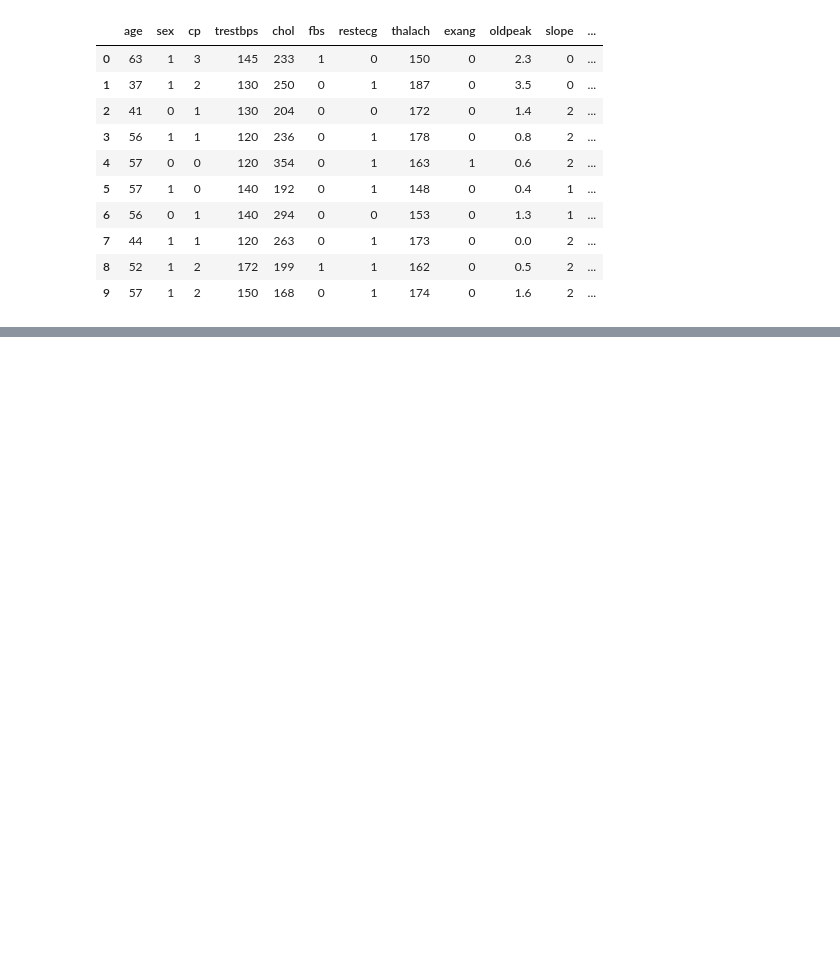
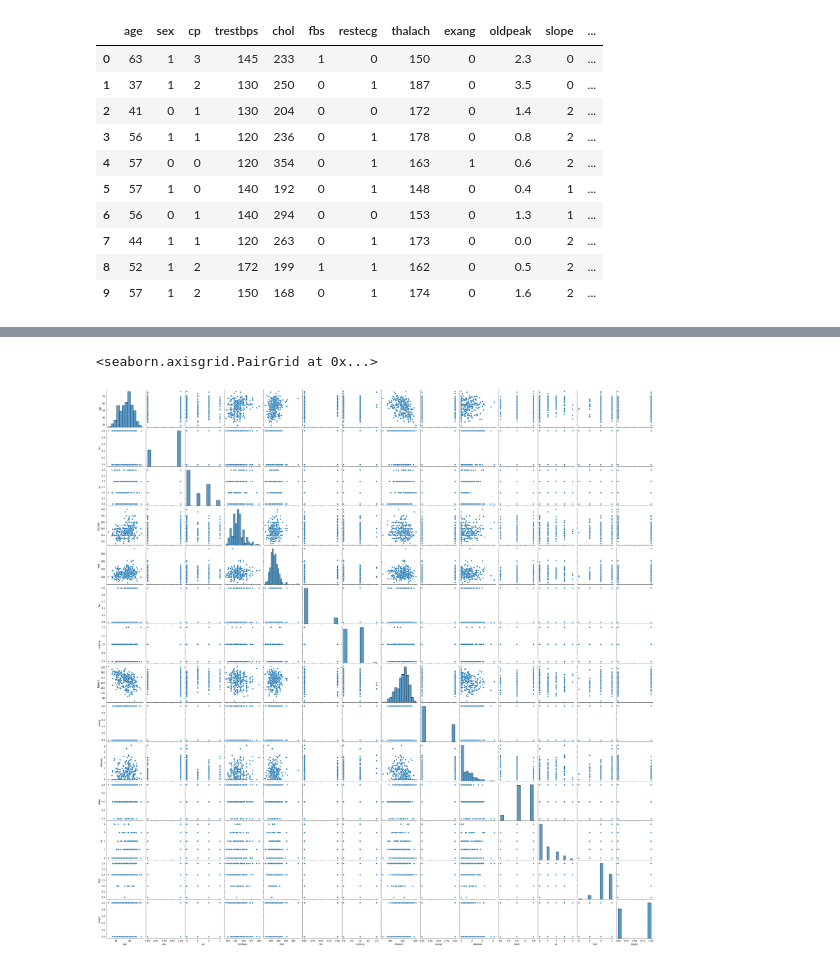
Before and after one commit to caroperez/Statistical_studies, a Jupyter notebook: Heart Health.ipynb, the cells around one changed output, grey strips where cells are left out. Drawn from its saved outputs; the diff is of its cells as text; code cells hidden in the pictures; blank space fills up the shorter version.

```diff
--- a/Heart Health.ipynb
+++ b/Heart Health.ipynb
@@ -70,3 +70,12 @@ data.describe()
 | 50% | 55.000000 | 1.000000 | 1.000000 | 130.000000 | 240.000000 | 0.000000 | 1.000000 | 153.000000 | 0.000000 | 0.800000 | 1.000000 | ... |
 | 75% | 61.000000 | 1.000000 | 2.000000 | 140.000000 | 274.500000 | 0.000000 | 1.000000 | 166.000000 | 1.000000 | 1.600000 | 2.000000 | ... |
 | max | 77.000000 | 1.000000 | 3.000000 | 200.000000 | 564.000000 | 1.000000 | 2.000000 | 202.000000 | 1.000000 | 6.200000 | 2.000000 | ... |
+# %%
+# Seaborn visualization library
+import seaborn as sns
+
+# Create the default pairplot
+sns.pairplot(data)
+# %% [output]
+<seaborn.axisgrid.PairGrid at 0x...>
+[figure, added]
```
